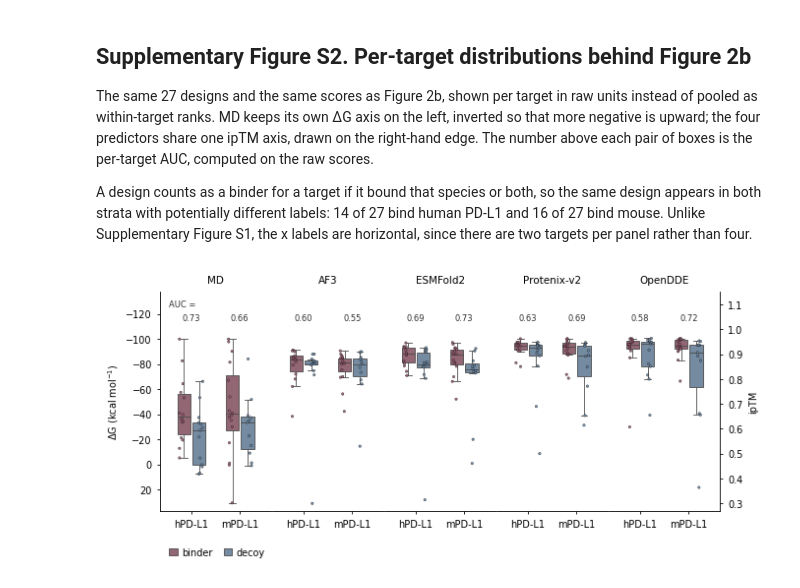
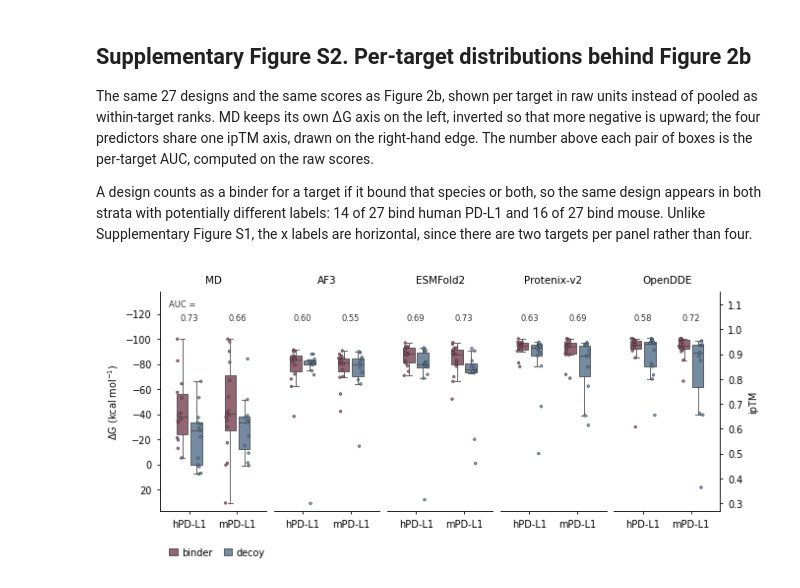
Before and after one commit to Rita-Ann-Roessner/Postdoc-UNIL, a Jupyter notebook: 261111_funnel_paper/Figures.ipynb, the cells around one changed output. Saved outputs shown, nothing was run; the diff lists cells and outputs as text; code cells hidden in the pictures.

```diff
--- a/261111_funnel_paper/Figures.ipynb
+++ b/261111_funnel_paper/Figures.ipynb
@@ -409,22 +373,23 @@ PAL = {"binder": "#9A5E72", "decoy": "#6E8BA8"}
 raw = long.copy()
 raw["value"] = np.where(raw.method == "MD", -raw.score, raw.score)   # back to ΔG / ipTM
 
-fig, axes = plt.subplots(1, len(METHODS), figsize=(6.69, 3.0))       # full A4 text width
+fig, axes = plt.subplots(1, len(METHODS), figsize=(8.1, 3.0))       # 19 cm: A4 with 1 cm margins
 
 for ax, m in zip(axes, METHODS):
     sub = raw[raw.method == m]
     kw  = dict(x="target", y="value", hue="Type", order=TARGETS,
                hue_order=["binder", "decoy"], dodge=True, palette=PAL)
-    sns.boxplot(sub, **kw, showfliers=False, width=0.62, gap=0.12,
+    sns.boxplot(sub, **kw, showfliers=False, width=0.58, gap=0.18,
                 linewidth=0.6, ax=ax)
-    sns.stripplot(sub, **kw, size=1.8, edgecolor="black", linewidth=0.25,
+    sns.stripplot(sub, **kw, size=2.0, edgecolor="black", linewidth=0.25,
                   alpha=0.9, ax=ax, legend=False)
     ax.set_title(m, fontsize=7.5)
     ax.set_xlabel("")
-    ax.margins(x=0.12)
+    ax.margins(x=0.16)
     if ax.legend_ is not None:
         ax.legend_.remove()
-    plt.setp(ax.get_xticklabels(), rotation=90, ha="center", va="top")
+    plt.setp(ax.get_xticklabels(), rotation=45, ha="right", va="top",
+             rotation_mode="anchor")
 
 axes[0].invert_yaxis()                          # more negative ΔG upward
 
@@ -464,7 +429,7 @@ for a in axes[1:-1]:                            # inner panels carry no y axis a
 axes[-1].spines["right"].set_visible(True)
 axes[-1].spines["left"].set_visible(False)
 
-fig.tight_layout(pad=0.3, w_pad=0.15, rect=[0, 0.12, 1, 1])
+fig.tight_layout(pad=0.3, w_pad=0.8, rect=[0, 0.08, 1, 1])
 
 x0 = axes[0].get_position().x0                  # legend aligned with the panels
 h, l = axes[0].get_legend_handles_labels()
@@ -510,9 +475,9 @@ for ax, m in zip(axes, METHODS):
     sub = craw[craw.method == m]
     kw  = dict(x="tlab", y="value", hue="Type", order=order,
                hue_order=["binder", "decoy"], dodge=True, palette=PAL)
-    sns.boxplot(sub, **kw, showfliers=False, width=0.62, gap=0.12,
+    sns.boxplot(sub, **kw, showfliers=False, width=0.58, gap=0.18,
                 linewidth=0.6, ax=ax)
-    sns.stripplot(sub, **kw, size=1.8, edgecolor="black", linewidth=0.25,
+    sns.stripplot(sub, **kw, size=2.0, edgecolor="black", linewidth=0.25,
                   alpha=0.9, ax=ax, legend=False)
     ax.set_title(m, fontsize=7.5)
     ax.set_xlabel("")
@@ -539,32 +504,32 @@ for ax, m in zip(axes, METHODS):                # headroom for the two annotatio
         ax.text(i, 0.90, f"{roc_auc_score(s.y, s.score):.2f}", transform=tr,
                 ha="center", va="top", fontsize=6, color="#333333")
 
 axes[0].text(0.08, 0.96, "AUC =", transform=axes[0].transAxes,
              ha="left", va="top", fontsize=6, color="#333333")
 
 axes[0].set_ylabel(r"$\Delta$G (kcal mol$^{-1}$)")
 for a in axes[1:]:
     a.set_ylabel("")
 
 # ipTM scale on the right-hand edge; nothing in between
 axes[-1].yaxis.tick_right()
 axes[-1].yaxis.set_label_position("right")
 axes[-1].set_ylabel("ipTM")
 
 sns.despine(fig)                                # must run before the spine surgery below
 for a in axes[1:-1]:                            # inner panels carry no y axis at all
     a.set_yticks([])
     a.spines["left"].set_visible(False)
 axes[-1].spines["right"].set_visible(True)
 axes[-1].spines["left"].set_visible(False)
 
-fig.tight_layout(pad=0.3, w_pad=0.15, rect=[0, 0.12, 1, 1])
+fig.tight_layout(pad=0.3, w_pad=0.8, rect=[0, 0.12, 1, 1])
 
 x0 = axes[0].get_position().x0                  # legend aligned with the panels
 h, l = axes[0].get_legend_handles_labels()
 fig.legend(h[:2], l[:2], loc="lower left", bbox_to_anchor=(x0, 0.005), ncol=2,
            frameon=False, handlelength=0.9, handletextpad=0.4, columnspacing=1.2)
 
 fig.savefig("Figure2/PDL1_campaign_per_target.svg")
 # %% [output]
-[figure, old version]
+[figure, new version]
```
Also changed, not shown: parts of 25 cells of this notebook.
